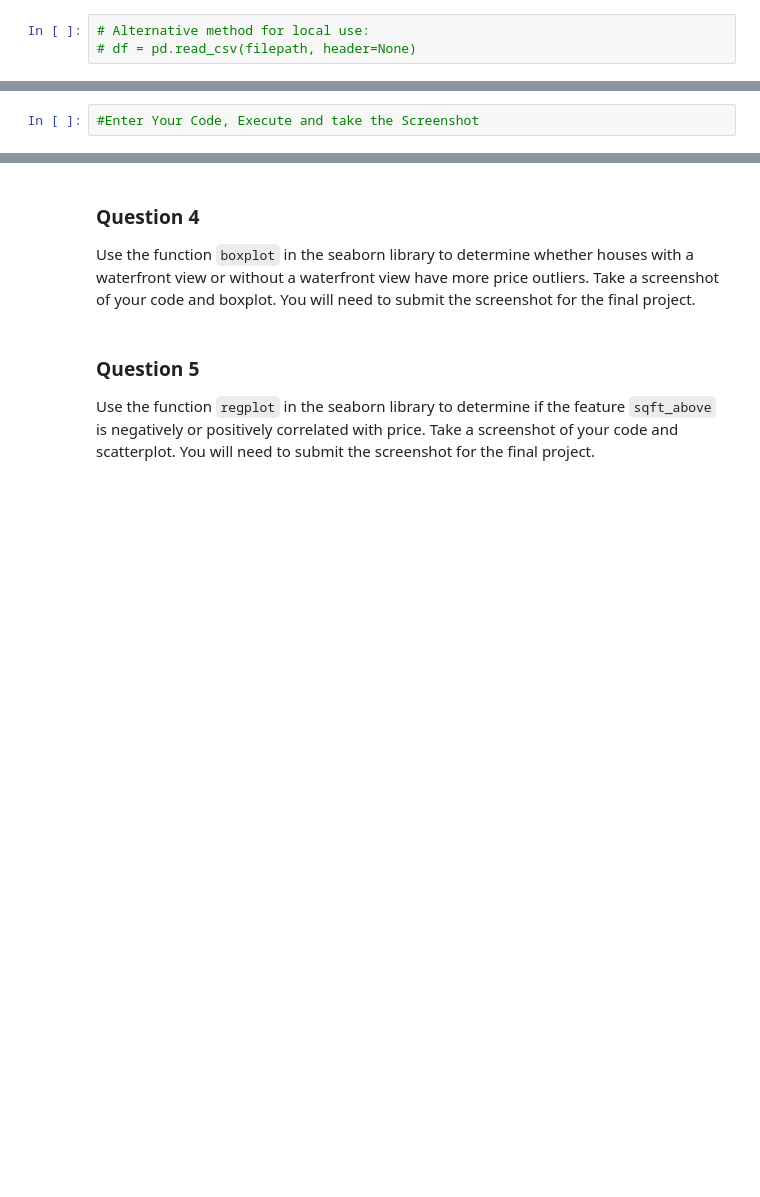
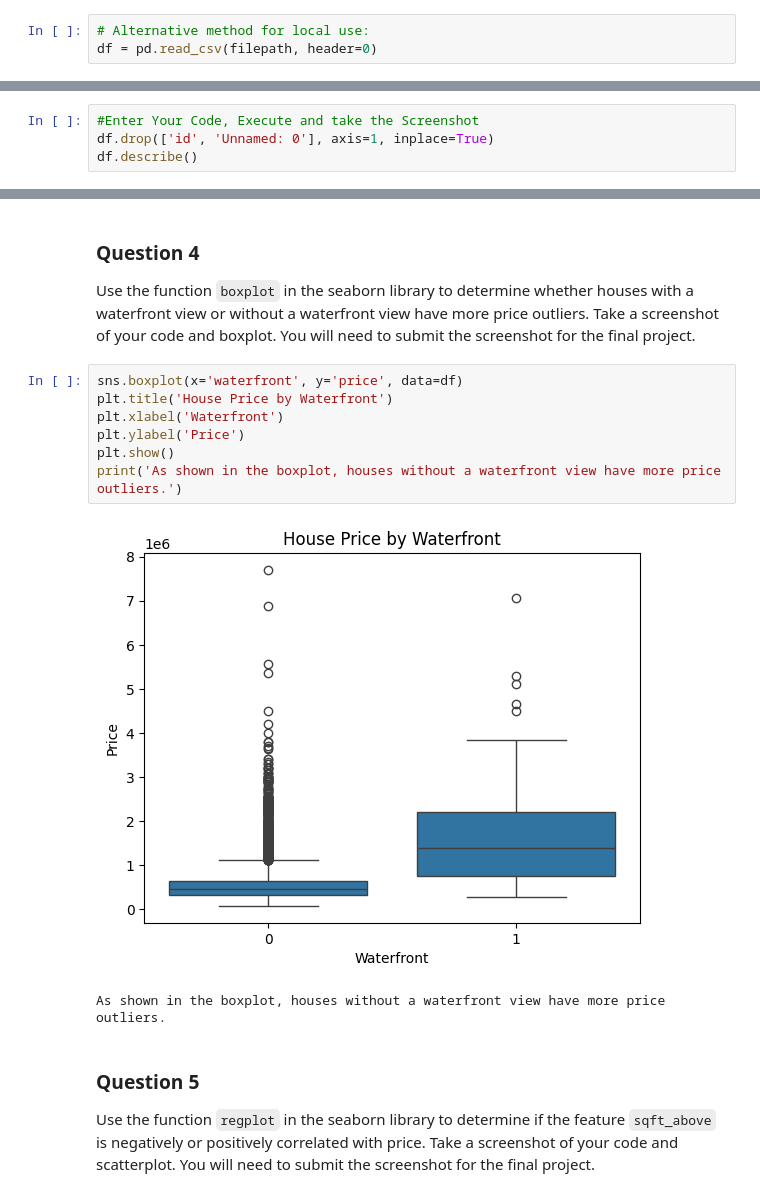
Before and after one commit to kalingng/edx, a Jupyter notebook: 7. Analyzing Data with Python/Final Project - Data Analytics for House Pricing Data Set.ipynb, the cells around one changed output, grey strips where cells are left out. Drawn from its saved outputs; the diff is of its cells as text; blank space fills up the shorter version.

```diff
--- a/7. Analyzing Data with Python/Final Project - Data Analytics for House Pricing Data Set.ipynb
+++ b/7. Analyzing Data with Python/Final Project - Data Analytics for House Pricing Data Set.ipynb
@@ -115,7 +117,7 @@ df = pd.read_csv(file_name)
 > Note: This version of the lab is working on JupyterLite, which requires the dataset to be downloaded to the interface.While working on the downloaded version of this notebook on their local machines(Jupyter Anaconda), the learners can simply **skip the steps above,** and simply use the URL directly in the `pandas.read_csv()` function. You can uncomment and run the statements in the cell below.
 # %%
 # Alternative method for local use:
-# df = pd.read_csv(filepath, header=None)
+df = pd.read_csv(filepath, header=0)
 # %% [markdown]
 We use the method <code>head</code> to display the first 5 columns of the dataframe.
 # %%
@@ -138,3 +177,5 @@ df.describe()
 Drop the columns <code>"id"</code>  and <code>"Unnamed: 0"</code> from axis 1 using the method <code>drop()</code>, then use the method <code>describe()</code> to obtain a statistical summary of the data. Make sure the <code>inplace</code> parameter is set to <code>True</code>. Take a screenshot of your code and output. You will need to submit the screenshot for the final project.
 # %%
 #Enter Your Code, Execute and take the Screenshot
+df.drop(['id', 'Unnamed: 0'], axis=1, inplace=True)
+df.describe()
@@ -168,6 +235,16 @@ Use the method <code>value_counts</code> to count the number of houses with uniq
 ### Question 4
 
 Use the function <code>boxplot</code> in the seaborn library  to  determine whether houses with a waterfront view or without a waterfront view have more price outliers. Take a screenshot of your code and boxplot. You will need to submit the screenshot for the final project.
+# %%
+sns.boxplot(x='waterfront', y='price', data=df)
+plt.title('House Price by Waterfront')
+plt.xlabel('Waterfront')
+plt.ylabel('Price')
+plt.show()
+print('As shown in the boxplot, houses without a waterfront view have more price outliers.')
+# %% [output]
+[figure, added]
+As shown in the boxplot, houses without a waterfront view have more price outliers.
 # %% [markdown]
 ### Question 5
 
```
Also changed, not shown: parts of 21 cells of this notebook, 1 other file.
